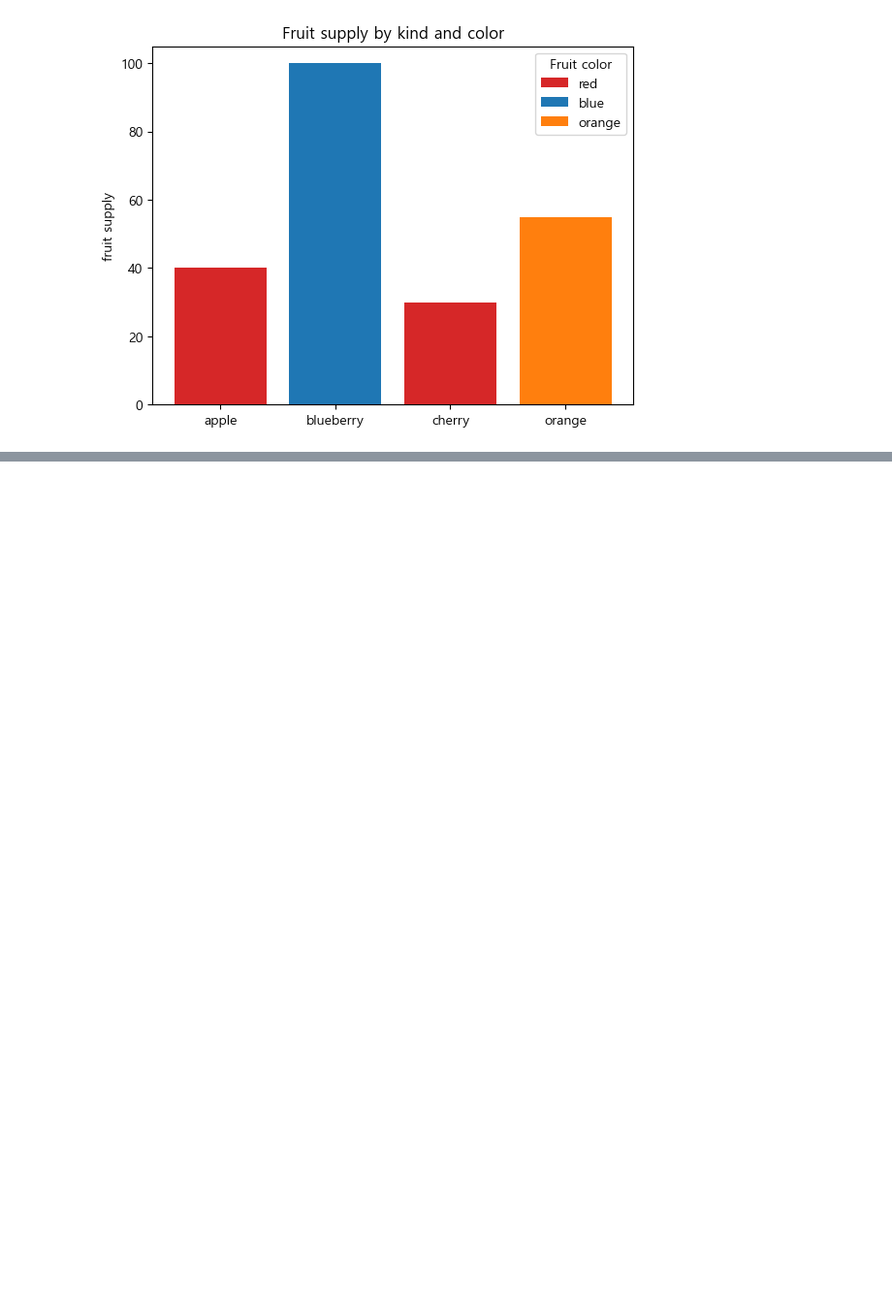
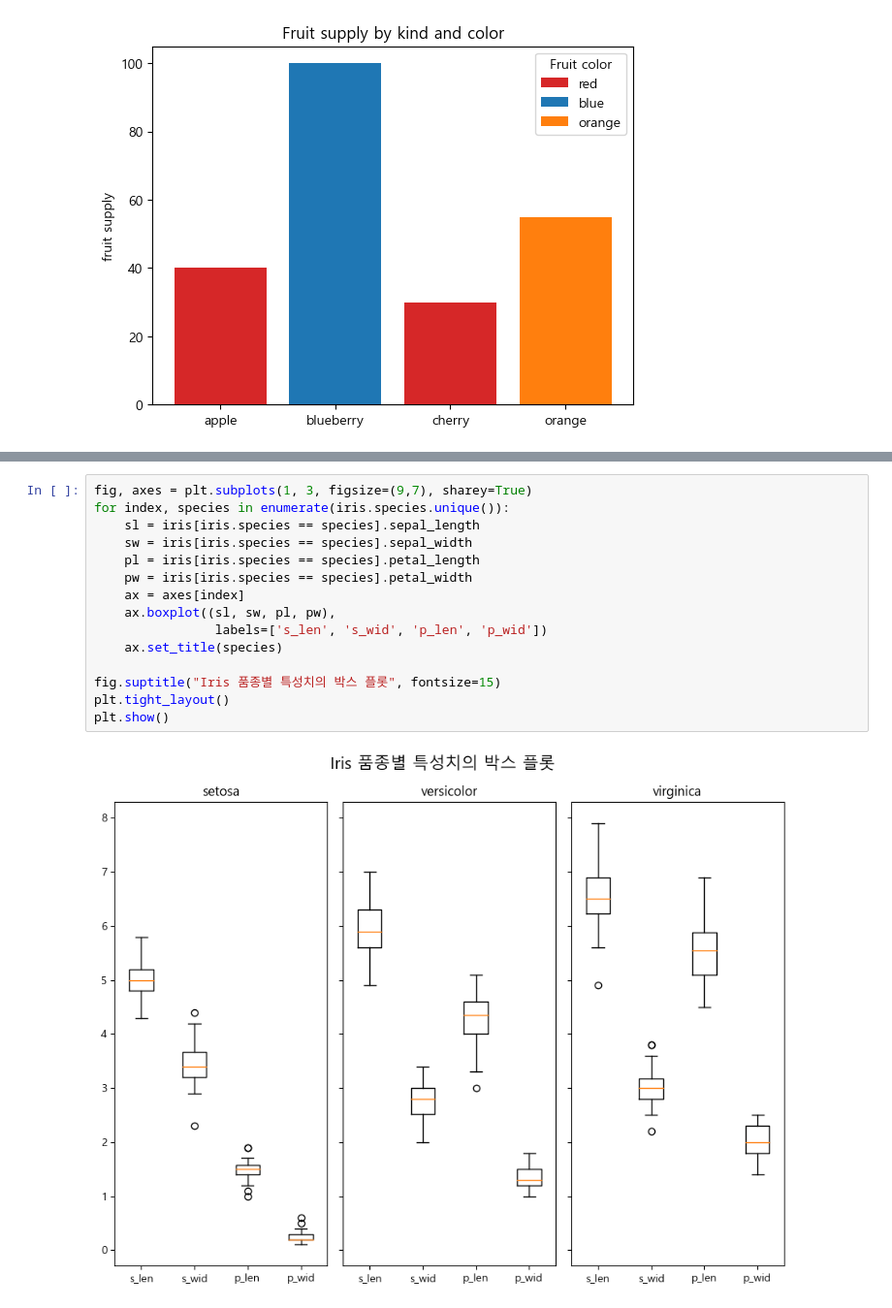
Before and after one commit to yumii2307/DataAnalysis_Lecture-2023.04, a Jupyter notebook: 03.시각화/04.MultiPlot.ipynb, the cells around one changed output, grey strips where cells are left out. Shown at 97% size. Drawn from its saved outputs; the diff is of its cells as text; blank space fills up the shorter version.

```diff
--- a/03.시각화/04.MultiPlot.ipynb
+++ b/03.시각화/04.MultiPlot.ipynb
@@ -108,0 +135,17 @@ plt.show()
+# %%
+fig, axes = plt.subplots(1, 3, figsize=(9,7), sharey=True)
+for index, species in enumerate(iris.species.unique()):
+    sl = iris[iris.species == species].sepal_length
+    sw = iris[iris.species == species].sepal_width
+    pl = iris[iris.species == species].petal_length
+    pw = iris[iris.species == species].petal_width
+    ax = axes[index]
+    ax.boxplot((sl, sw, pl, pw),
+                labels=['s_len', 's_wid', 'p_len', 'p_wid'])
+    ax.set_title(species)
+
+fig.suptitle("Iris 품종별 특성치의 박스 플롯", fontsize=15)
+plt.tight_layout()
+plt.show()
+# %% [output]
+[figure, added]
```
Also changed, not shown: parts of 3 cells of this notebook, 1 other file.
